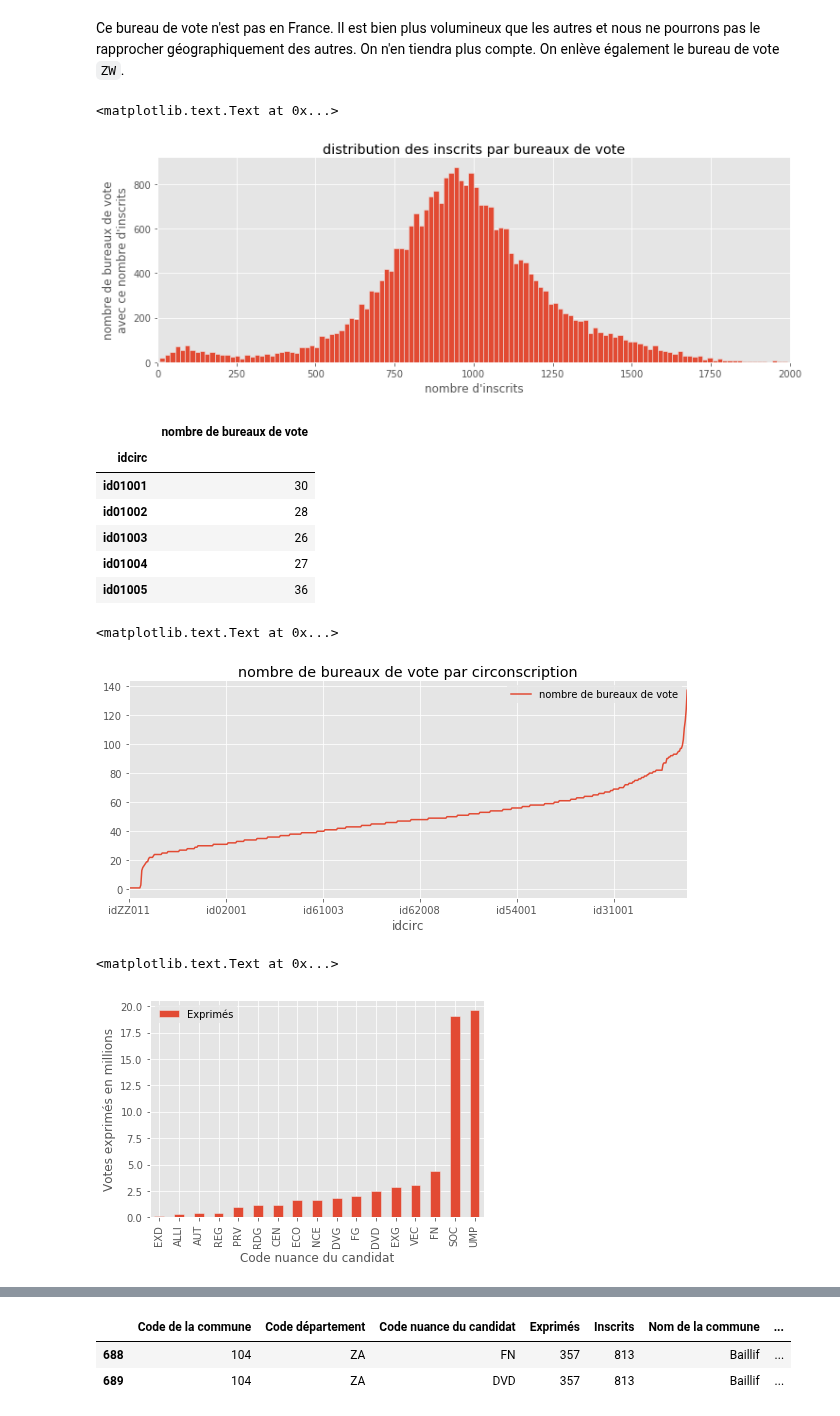
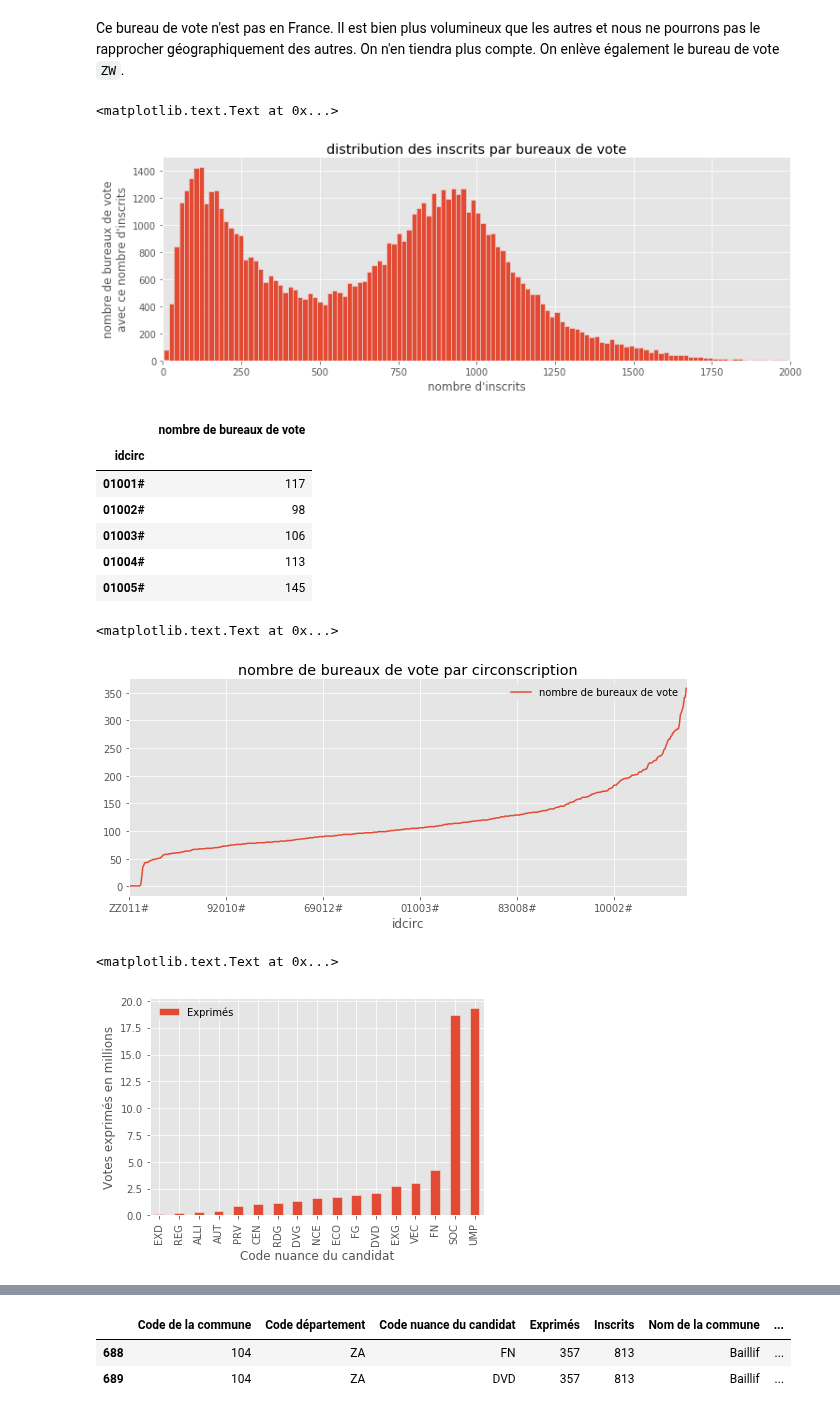
Before and after one commit to sdpython/actuariat_python, a Jupyter notebook: _doc/notebooks/population/election_carte_electorale_correction.ipynb, the cells around one changed output, grey strips where cells are left out. Saved outputs shown, nothing was run; the diff lists cells and outputs as text; code cells hidden in the pictures.

```diff
--- a/_doc/notebooks/population/election_carte_electorale_correction.ipynb
+++ b/_doc/notebooks/population/election_carte_electorale_correction.ipynb
@@ -132,13 +132,16 @@ Index(['N° tour', 'Code département', 'Code de la commune',
 # %% [markdown]
 Nous allons ajouter un identifiant pour les bureaux et les circonscriptions afin d'opérer des fusions entre données plus facilement. Comme l'objetif est de changer les bureaux de vote de circonscription, le code de la circonscription ne peut pas être utilisé pour identifier un bureau de vote. Nous allons vérifier que cette hypothèse tient la route.
 # %%
-cols = ["Code département", "N° de canton", "N° de bureau de vote"]
-def code_bureau(dd, aa, bb):
+cols = ["Code département", "Code de la commune", "N° de canton", "N° de bureau de vote"]
+def code_bureau(dd, cc, aa, bb):
     bb = bb if isinstance(bb, str) else ("%03d" % bb)
     if len(bb) > 3: bb = bb[-3:]
+    cc = cc if isinstance(cc, str) else ("%03d" % cc)
     aa = aa if isinstance(aa, str) else ("%02d" % aa)
     dd = dd if isinstance(dd, str) else ("%02d" % dd)
-    return "id" + dd + aa + bb
+    # on ajoute un "#" à la fin pour éviter que pandas converisse la colonne numérique
+    # et supprime les 0 devant l'identifiant
+    return dd + cc + aa + bb + "#"
 t2["idbureau"] = t2.apply(lambda row: code_bureau(*[row[c] for c in cols]), axis=1)
 t2.head(n=2)
 # %% [output]
@@ -146,7 +149,7 @@ t2.head(n=2)
 | 0 | 2 | ZA | 101 | Les Abymes | 1 | 1 | ... |
 | 1 | 2 | ZA | 101 | Les Abymes | 1 | 1 | ... |
 # %%
-t2["idcirc"] = t2.apply(lambda row: "id" + str(row["Code département"]) + "%03d" % row["N° de circonscription Lg"], axis=1)
+t2["idcirc"] = t2.apply(lambda row: str(row["Code département"]) + "%03d" % row["N° de circonscription Lg"] + "#", axis=1)
 t2.head(n=2)
 # %% [output]
 |  | N° tour | Code département | Code de la commune | Nom de la commune | N° de circonscription Lg | N° de canton | ... |
@@ -161,7 +164,7 @@ len(set(t2["idcirc"]))
 # %%
 t2circ = set(t2["idcirc"])
 t1 = tour["T1"]
-t1["idcirc"] = t1.apply(lambda row: "id" + str(row["Code département"]) + "%03d" % row["N° de circonscription Lg"], axis=1)
+t1["idcirc"] = t1.apply(lambda row: str(row["Code département"]) + "%03d" % row["N° de circonscription Lg"] + "#", axis=1)
 t1["idbureau"] = t1.apply(lambda row: code_bureau(*[row[c] for c in cols]), axis=1)
 t1["elu"] = t1["idcirc"].apply(lambda r: r not in t2circ)
 t1nott2 = t1[t1["elu"]].copy()
@@ -223,7 +226,7 @@ ax.set_ylabel("nombre de bureaux de vote\navec ce nombre d'inscrits")
 ax.set_title("distribution des inscrits par bureaux de vote")
 # %% [output]
 <matplotlib.text.Text at 0x...>
-[figure, old version]
+[figure, new version]
 # %%
 nbbur = statbu[["idcirc","idbureau"]].groupby("idcirc").count()
 nbbur.columns=["nombre de bureaux de vote"]
@@ -231,25 +234,25 @@ nbbur.head()
 # %% [output]
 |  | nombre de bureaux de vote |
 | idcirc |  |
-| id01001 | 30 |
-| id01002 | 28 |
-| id01003 | 26 |
-| id01004 | 27 |
-| id01005 | 36 |
+| 01001# | 117 |
+| 01002# | 98 |
+| 01003# | 106 |
+| 01004# | 113 |
+| 01005# | 145 |
 # %%
 ax = nbbur[nbbur[nbbur.columns[0]] > 0].sort_values(nbbur.columns[0]).plot(figsize=(10,4))
 ax.set_title("nombre de bureaux de vote par circonscription")
 # %% [output]
 <matplotlib.text.Text at 0x...>
-[figure, old version]
+[figure, new version]
 # %%
-t1t2noz = t1t2[(t1t2["Code département"] != "ZZ") & (t1t2["Code département"] != "ZW")]
+t1t2noz = t1t2[t1t2["Code département"].apply(lambda r: not r.startswith("Z"))]
 elu = t1t2noz[["Code nuance du candidat", "Exprimés"]].groupby("Code nuance du candidat").sum()
 ax = (elu.sort_values("Exprimés")/1000000).plot(kind="bar")
 ax.set_ylabel("Votes exprimés en millions")
 # %% [output]
 <matplotlib.text.Text at 0x...>
-[figure, old version]
+[figure, new version]
 # %% [markdown]
 ## Identifiants
 
```
Also changed, not shown: parts of 80 cells of this notebook, 1 other file.
